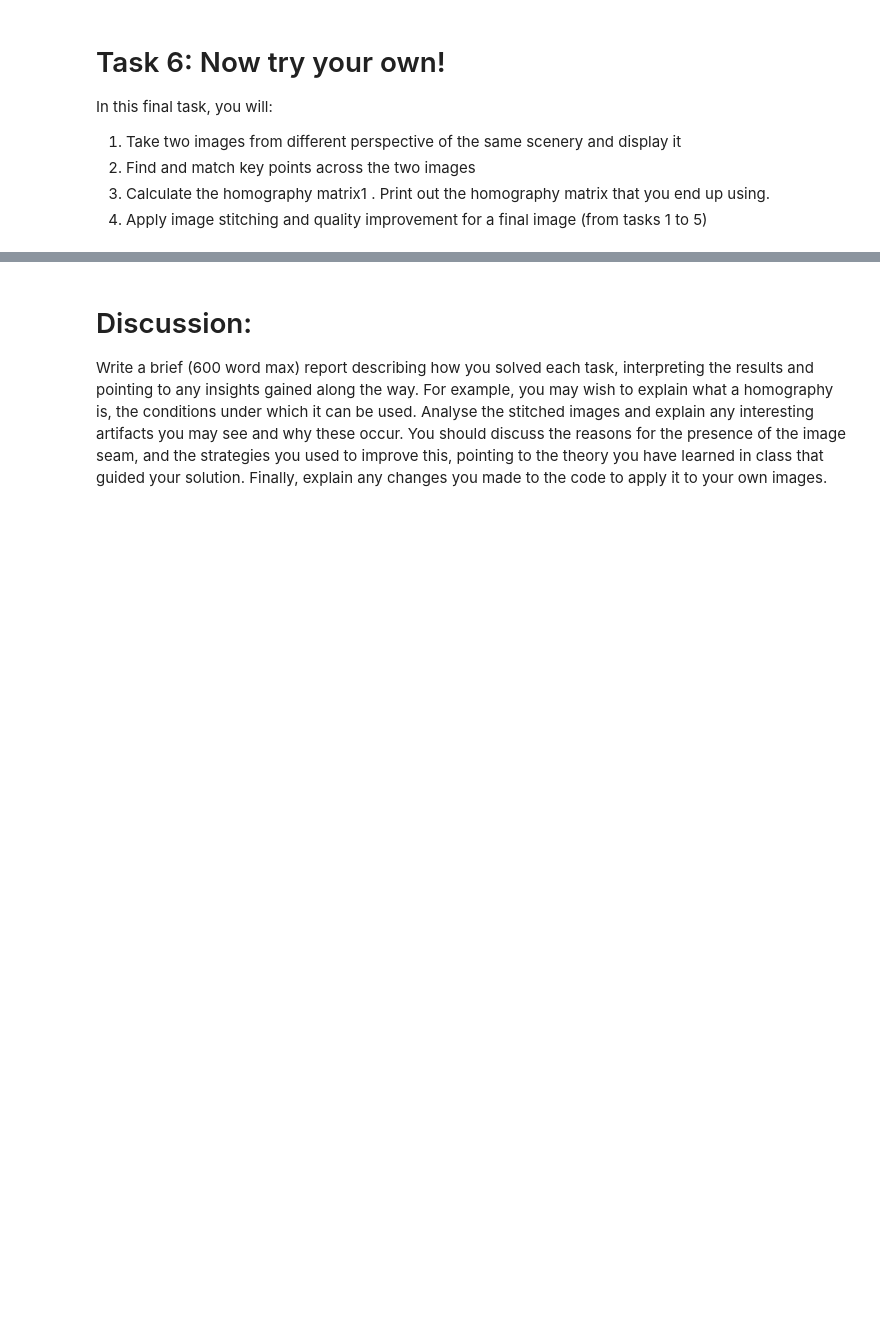
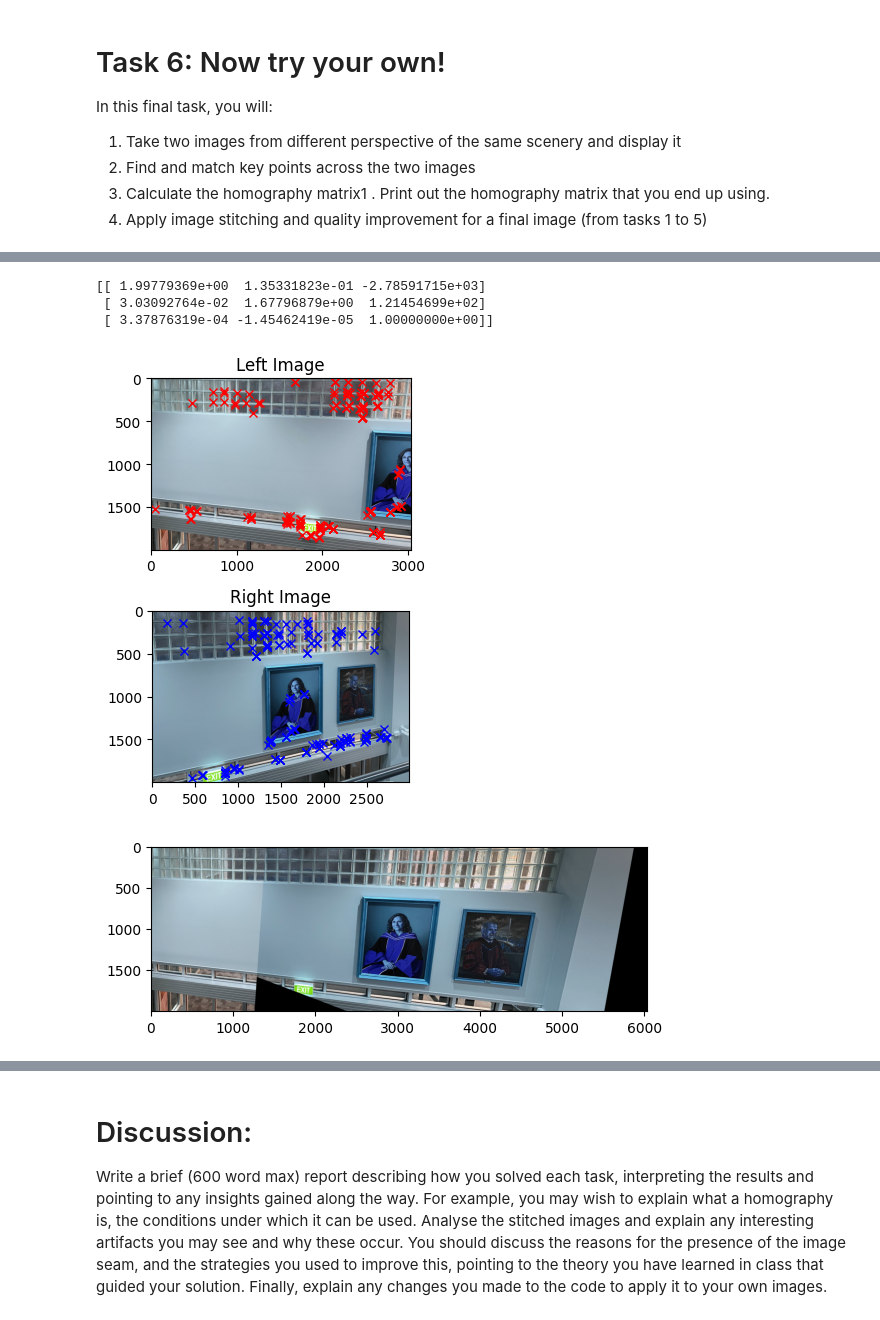
Before and after one commit to jame-slatta/ECE4076_2026, a Jupyter notebook: Lab02/Lab2_student_template.ipynb, the cells around one changed output, grey strips where cells are left out. Cells and saved outputs as stored; diff of their text form; code cells hidden in the pictures; blank space fills up the shorter version.

Commit message:
task 6 stitching

```diff
--- a/Lab02/Lab2_student_template.ipynb
+++ b/Lab02/Lab2_student_template.ipynb
@@ -136,8 +158,8 @@ for i, point in enumerate(right_points):
 Create a 1200x800 (width x height) image and fill the left hand side of this image with the left image. This stitched image will use the left image coordinate system (xl) throughout the stitching process. Next, fill in the remaining pixels on the RHS by transforming their pixel coordinates (left image coordinates) to the right image coordinates via the homography from Task 2 and determining the intensity using your bilinear interpolation implementation. If the right pixel  coordinate is valid, generate the pixel value using bilinear interpolation, but if the right pixel coordinate is invalid, use a pixel value of zero. Display the stitching results. It should look like a wide-angle image with a visible seam where the two images join.
 # %%
 # Write your code here
-def stitch_images(img_left, img_right, homography):
-  height, width = 800, 1200
+def stitch_images(img_left, img_right, homography, height, width):
+
   new_img = np.zeros((height, width, 3), dtype=np.uint8)
 
   # fill the image with the left hand side with the original left image
@@ -163,7 +185,9 @@ def stitch_images(img_left, img_right, homography):
           else:
               new_img[y, x] = bilinear_interpolation(img_right, right_point[0], right_point[1])
   return new_img
-new_img = stitch_images(img_left, img_right, homography)
+
+height, width = 800, 1200
+new_img = stitch_images(img_left, img_right, homography, height, width)
 # %%
 # Show results here
 plt.imshow(new_img)
@@ -246,44 +314,39 @@ up using.
+# %%
+#find keypoints
+orb = cv2.ORB_create()
+keypoints1, descriptors1 = orb.detectAndCompute(small_left, None)
+keypoints2, descriptors2 = orb.detectAndCompute(small_right, None)
 # %%
-# Write your code here
-painting_left = cv2.imread('painting_left.jpeg')
-painting_right = cv2.imread('painting_right.jpeg')
-
-painting_left = painting_left[1000:3000, 1000:3000]
-painting_right = painting_right[1000:3000, 1000:3000]
-
-print(painting_left.shape)
-print(painting_right.shape)
-
-
-orb = cv2.ORB_create()
-keypoints1, descriptors1 = orb.detectAndCompute(painting_left, None)
-keypoints2, descriptors2 = orb.detectAndCompute(painting_right, None)
 
 # match keypoints using BF matcher
 bf = cv2.BFMatcher(cv2.NORM_HAMMING, crossCheck=True)
 matches = bf.match(descriptors1, descriptors2)
 matches = sorted(matches, key=lambda x: x.distance)
 
 src_pts = np.float32([keypoints1[m.queryIdx].pt for m in matches]).reshape(-1, 1, 2)
 dst_pts = np.float32([keypoints2[m.trainIdx].pt for m in matches]).reshape(-1, 1, 2)
 
 H, mask = cv2.findHomography(src_pts, dst_pts, cv2.RANSAC, 5.0)
 print(H)
 
-stitch_painting = stitch_images(painting_left, painting_right, H, height=painting_left.shape[0], width=painting_left.shape[1] + painting_right.shape[1])
+stitch_painting = stitch_images(small_left, small_right, H, height=small_left.shape[0], width=small_left.shape[1] + small_right.shape[1])
 plt.figure()
 plt.subplot(2,1,1)
-plt.imshow(painting_left, cmap='gray')
+plt.imshow(small_left, cmap='gray')
 plt.plot(src_pts[:, 0, 0], src_pts[:, 0, 1], 'rx')
-plt.plot(dst_pts[:, 0, 0], dst_pts[:, 0, 1], 'bx')
 plt.title('Left Image')
 plt.subplot(2,1,2)
-plt.imshow(painting_right, cmap='gray')
+plt.imshow(small_right, cmap='gray')
 plt.title('Right Image')
-plt.plot(src_pts[:, 0, 0], src_pts[:, 0, 1], 'rx')
 plt.plot(dst_pts[:, 0, 0], dst_pts[:, 0, 1], 'bx')
 plt.tight_layout()
 plt.figure()
 plt.imshow(stitch_painting)
 
 plt.show()
+# %% [output]
+[[ 1.99779369e+00  1.35331823e-01 -2.78591715e+03]
+ [ 3.03092764e-02  1.67796879e+00  1.21454699e+02]
+ [ 3.37876319e-04 -1.45462419e-05  1.00000000e+00]]
+[figure, added]
+[figure, added]
```
Also changed, not shown: parts of 10 cells of this notebook.
